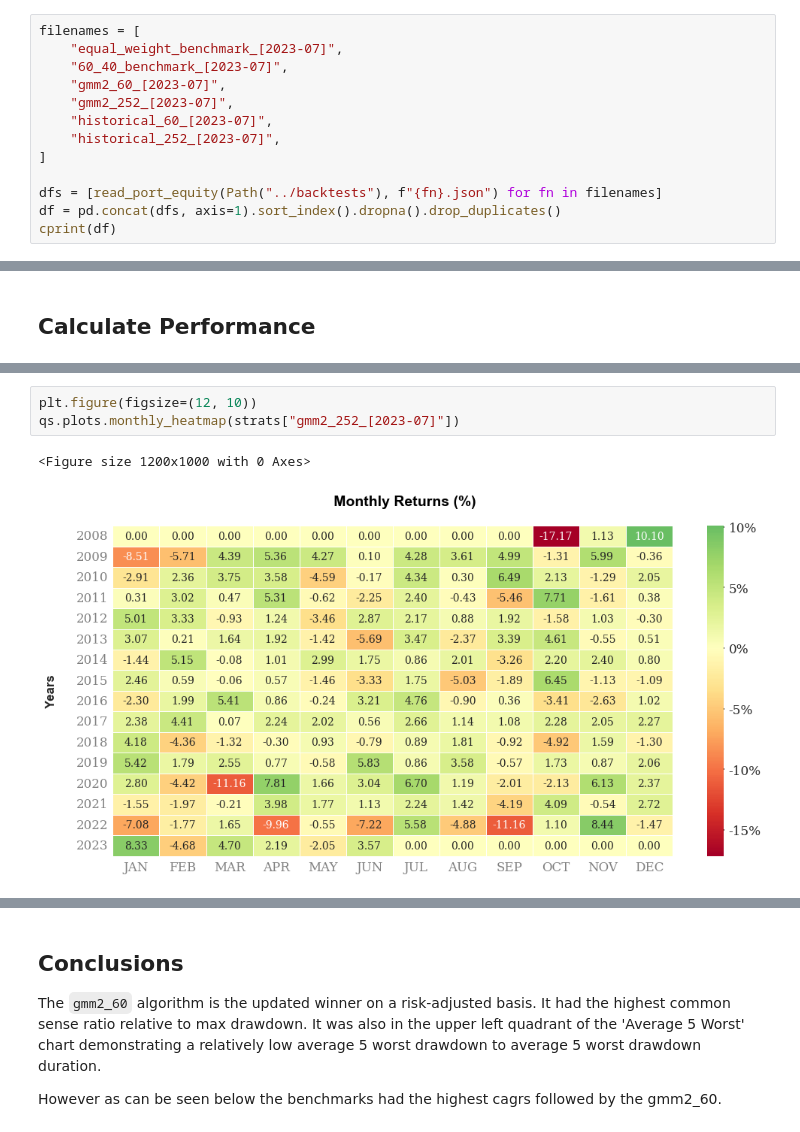
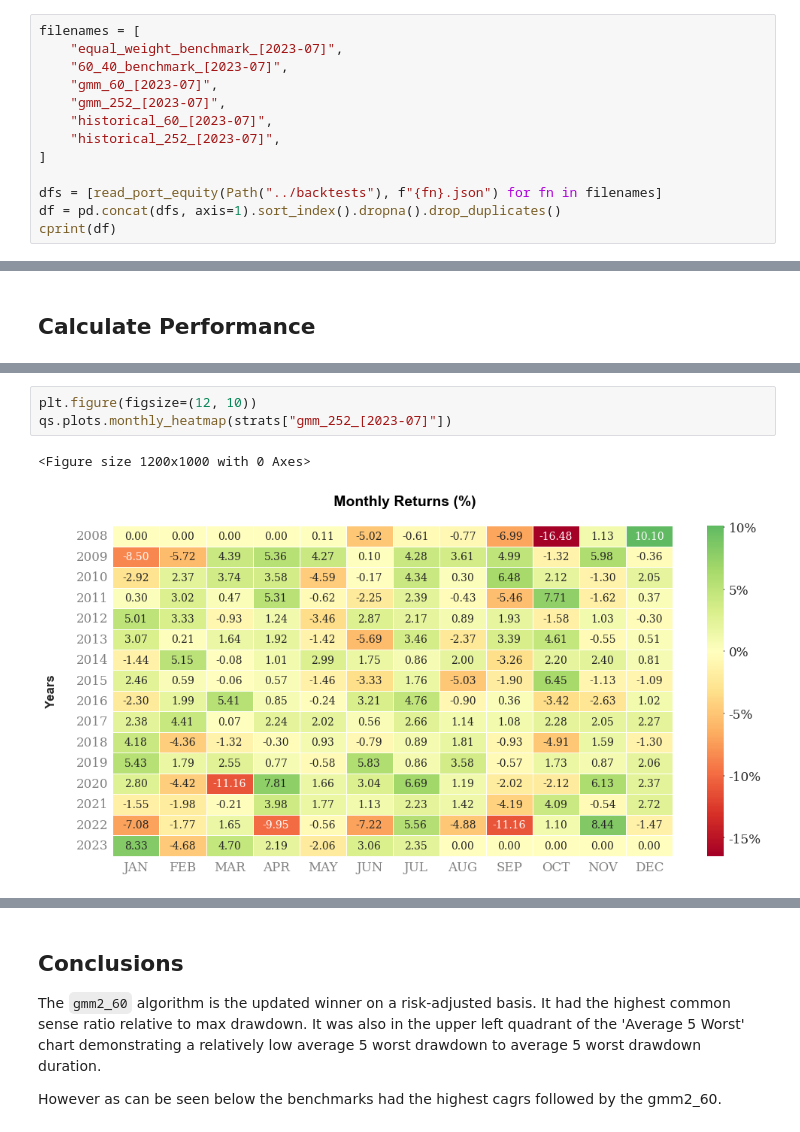
Before and after one commit to Moccazio/QC_trading, a Jupyter notebook: mixture_model_trading/notebooks/algorithms_comparison_and_evaluation.ipynb, the cells around one changed output, grey strips where cells are left out. Drawn from its saved outputs; the diff is of its cells as text.

```diff
--- a/mixture_model_trading/notebooks/algorithms_comparison_and_evaluation.ipynb
+++ b/mixture_model_trading/notebooks/algorithms_comparison_and_evaluation.ipynb
@@ -177,8 +177,8 @@ def read_port_equity(dir_, fn):
 filenames = [
     "equal_weight_benchmark_[2023-07]",
     "60_40_benchmark_[2023-07]",
-    "gmm2_60_[2023-07]",
-    "gmm2_252_[2023-07]",
+    "gmm_60_[2023-07]",
+    "gmm_252_[2023-07]",
     "historical_60_[2023-07]",
     "historical_252_[2023-07]",
 ]
@@ -612,10 +609,10 @@ perf["gmm2_252_[2023-07]"].display_monthly_returns()
 [interactive output not drawn]
 # %%
 plt.figure(figsize=(12, 10))
-qs.plots.monthly_heatmap(strats["gmm2_252_[2023-07]"])
+qs.plots.monthly_heatmap(strats["gmm_252_[2023-07]"])
 # %% [output]
 <Figure size 1200x1000 with 0 Axes>
-[figure, old version]
+[figure, new version]
 [interactive output not drawn]
 # %% [markdown]
 ## Conclusions
```
Also changed, not shown: parts of 19 cells of this notebook.
